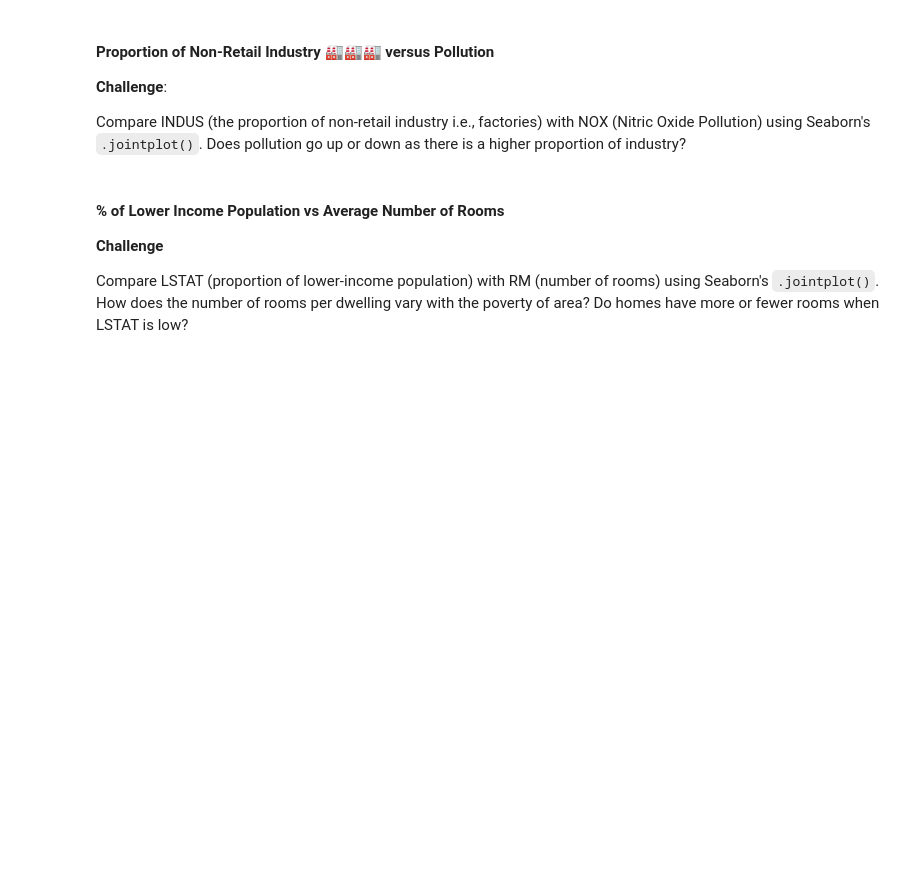
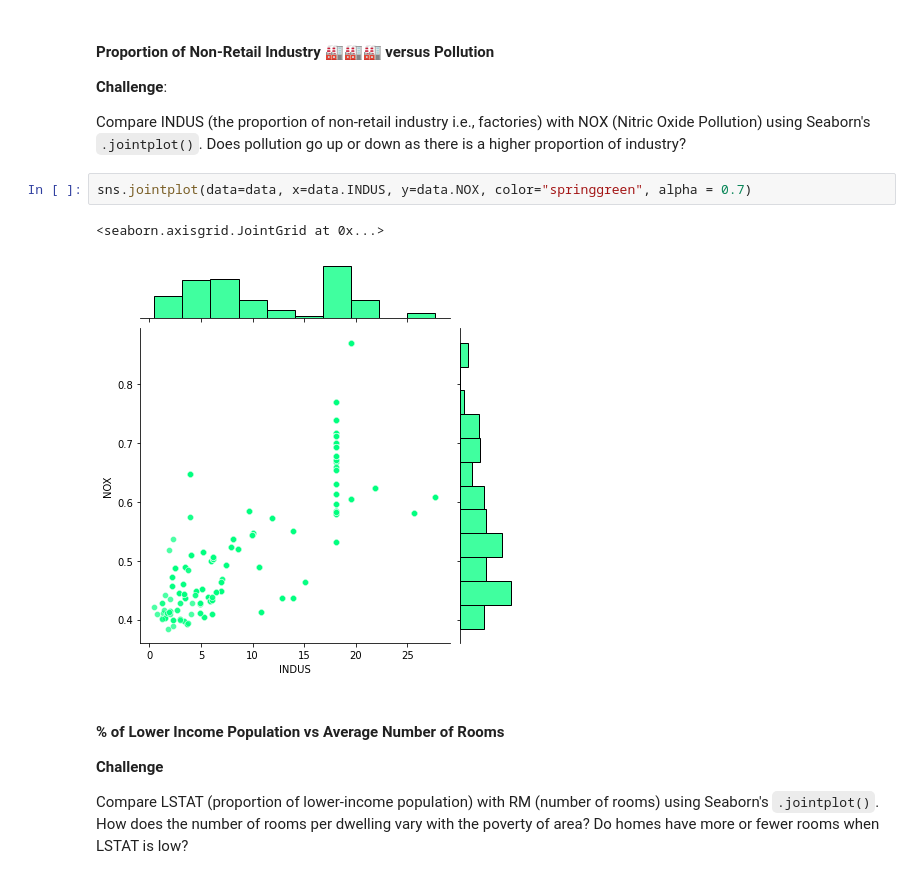
Before and after one commit to SidhuK/100_days_of_Code, a Jupyter notebook: Day_29_30/Multivariable_Regression_and_Valuation_Model.ipynb, the cells around one changed output. Drawn from its saved outputs; the diff is of its cells as text; blank space fills up the shorter version.

```diff
--- a/Day_29_30/Multivariable_Regression_and_Valuation_Model.ipynb
+++ b/Day_29_30/Multivariable_Regression_and_Valuation_Model.ipynb
@@ -321,6 +327,11 @@ Compare DIS (Distance from employment) with NOX (Nitric Oxide Pollution) using S
 **Challenge**:
 
 Compare INDUS (the proportion of non-retail industry i.e., factories) with NOX (Nitric Oxide Pollution) using Seaborn's `.jointplot()`. Does pollution go up or down as there is a higher proportion of industry?
+# %%
+sns.jointplot(data=data, x=data.INDUS, y=data.NOX, color="springgreen", alpha = 0.7)
+# %% [output]
+<seaborn.axisgrid.JointGrid at 0x...>
+[figure, added]
 # %% [markdown]
 #### % of Lower Income Population vs Average Number of Rooms
 
```
Also changed, not shown: parts of 8 cells of this notebook, 1 other file.
